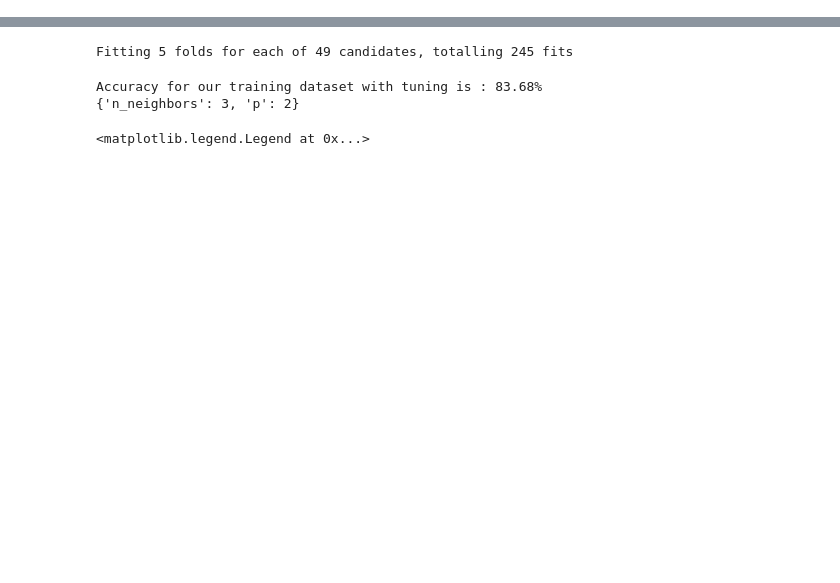
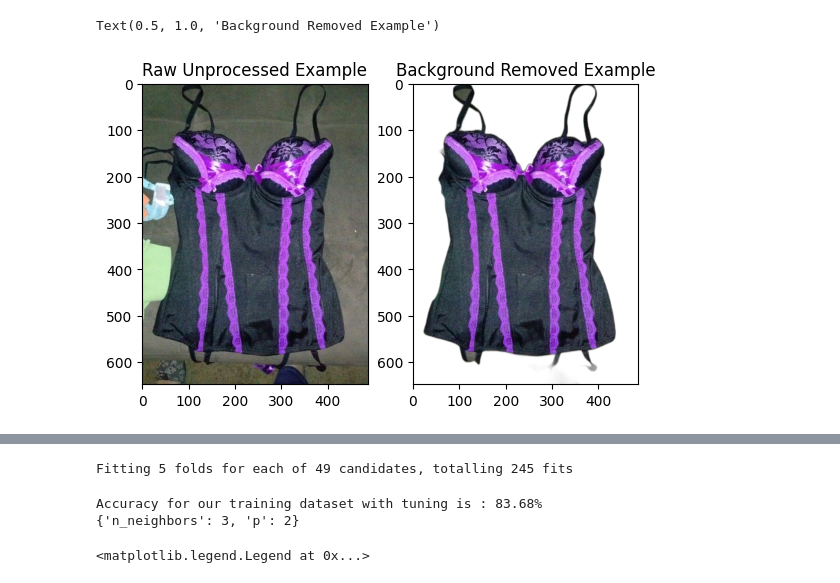
Before and after one commit to uysiri/604-finalproject, a Jupyter notebook: 604finalproject.ipynb, the cells around one changed output, grey strips where cells are left out. Cells and saved outputs as stored; diff of their text form; code cells hidden in the pictures; blank space fills up the shorter version.

```diff
--- a/604finalproject.ipynb
+++ b/604finalproject.ipynb
@@ -15,6 +15,25 @@ from sklearn.model_selection import cross_val_score
 from sklearn.metrics import accuracy_score
 from sklearn.metrics import confusion_matrix, classification_report
 from sklearn.model_selection import GridSearchCV
+# %%
+# plot raw RAW unprocessed image
+# reading the image
+import matplotlib.image as imgpt
+rawImage = imgpt.imread('images/bustier_corset/pinterest_699324648411162597.jpg')
+semiImage = imgpt.imread('rmbg_imgs/bustier_hourglass/pinterest_699324648411162597.jpg')
+
+%matplotlib inline
+# displaying the image
+plt.subplot(1,2,1)
+plt.imshow(rawImage)
+plt.title("Raw Unprocessed Example")
+
+plt.subplot(1,2,2)
+plt.imshow(semiImage)
+plt.title("Background Removed Example")
+# %% [output]
+Text(0.5, 1.0, 'Background Removed Example')
+[figure, added]
 # %%
 # load numpy array from npy file
 images = load('images.npy')
```
Also changed, not shown: parts of 27 cells of this notebook.
